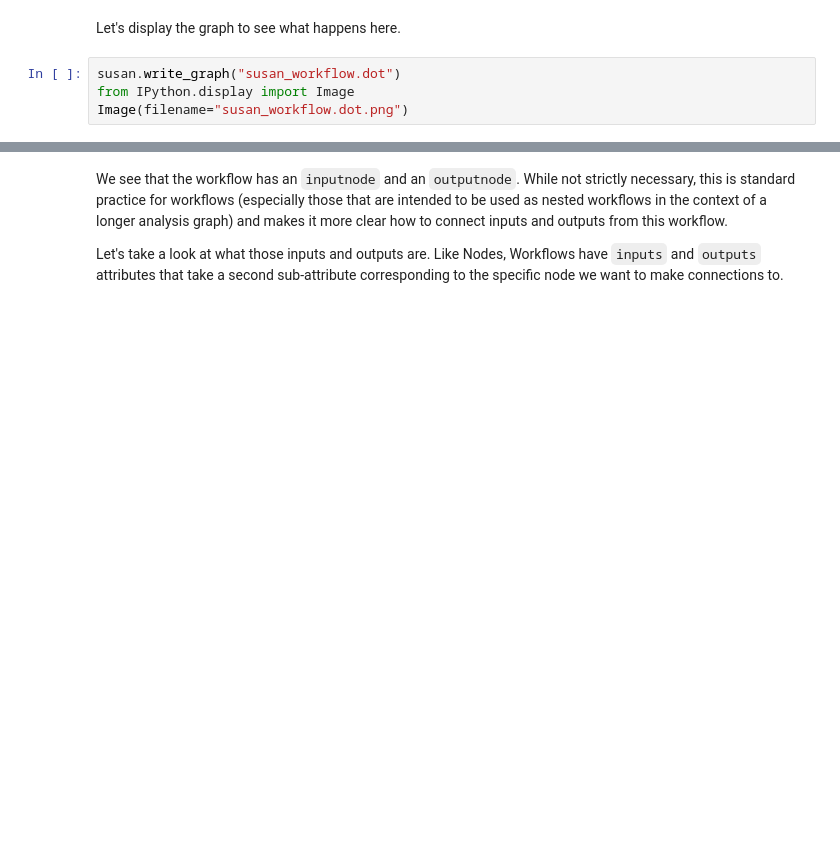
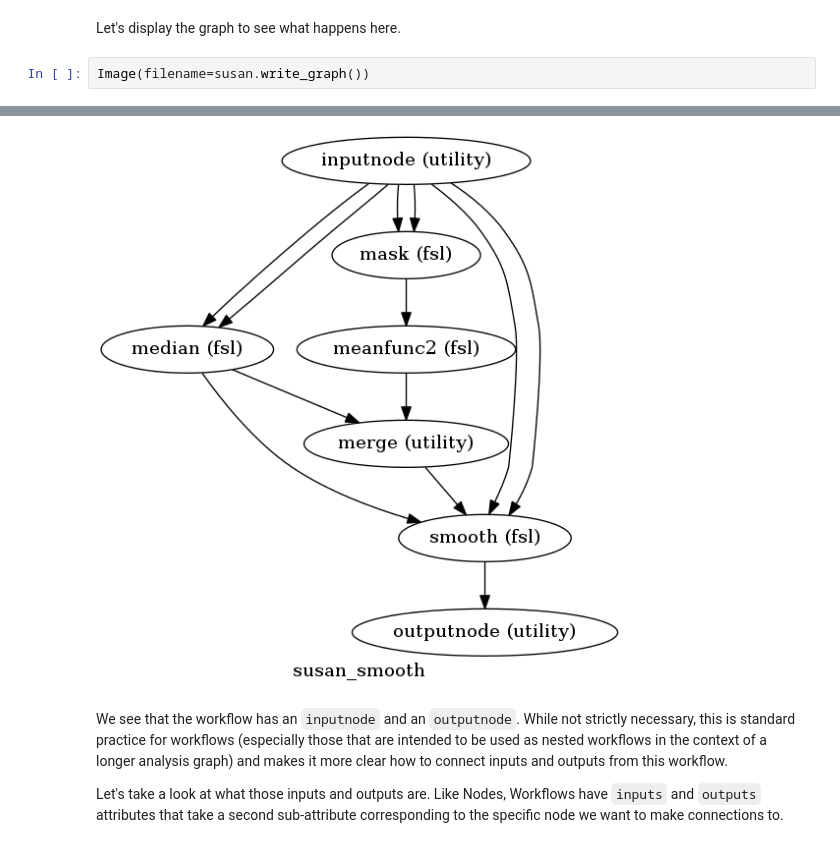
Before and after one commit to nipy/workshops, a Jupyter notebook: 170327-nipype/notebooks/new-workflows-and-interfaces/advanced_workflows.ipynb, the cells around one changed output, grey strips where cells are left out. Cells and saved outputs as stored; diff of their text form; blank space fills up the shorter version.

```diff
--- a/170327-nipype/notebooks/new-workflows-and-interfaces/advanced_workflows.ipynb
+++ b/170327-nipype/notebooks/new-workflows-and-interfaces/advanced_workflows.ipynb
@@ -496,7 +535,6 @@ Calling this function will return a pre-written `Workflow` object:
 susan = create_susan_smooth(separate_masks=False)
 # %% [markdown]
 Let's display the graph to see what happens here.
-# %%
-susan.write_graph("susan_workflow.dot")
-from IPython.display import Image
-Image(filename="susan_workflow.dot.png")
+# %%
+Image(filename=susan.write_graph())
+# %% [output]
@@ -503,3 +543,4 @@ Image(filename="susan_workflow.dot.png")
+[figure, added]
 # %% [markdown]
 We see that the workflow has an `inputnode` and an `outputnode`. While not strictly necessary, this is standard practice for workflows (especially those that are intended to be used as nested workflows in the context of a longer analysis graph) and makes it more clear how to connect inputs and outputs from this workflow.
 
```
Also changed, not shown: parts of 38 cells of this notebook, 1 other file.
